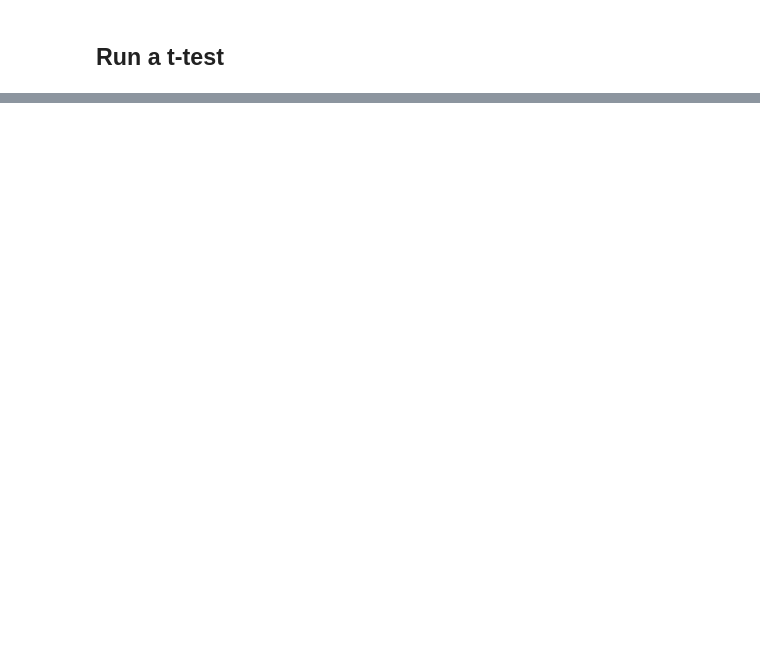
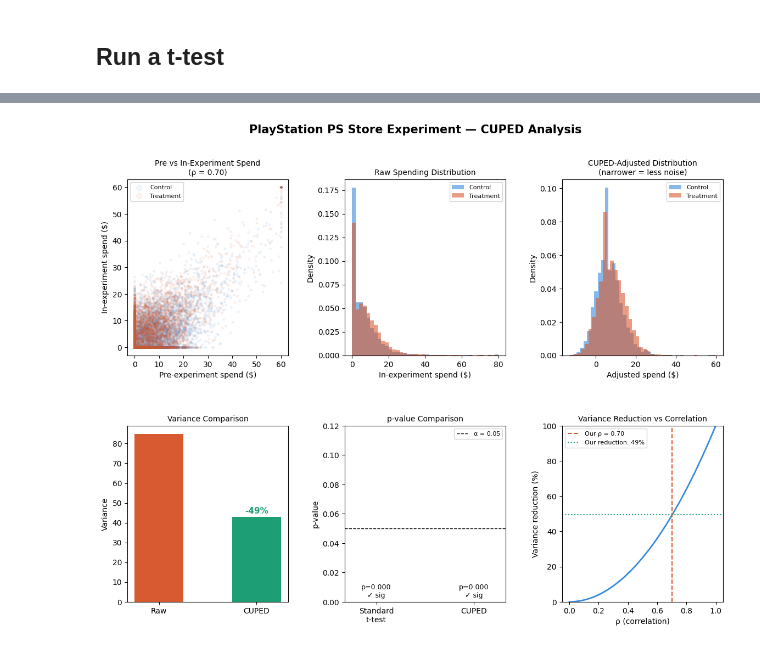
Before and after one commit to jwalluww/Portfolio_Projects, a Jupyter notebook: Quick_Hits/WIP_cuped.ipynb, the cells around one changed output, grey strips where cells are left out. Saved outputs shown, nothing was run; the diff lists cells and outputs as text; code cells hidden in the pictures; blank space fills up the shorter version.

```diff
--- a/Quick_Hits/WIP_cuped.ipynb
+++ b/Quick_Hits/WIP_cuped.ipynb
@@ -74,0 +173,92 @@ print("=" * 45)
+# %%
+import pandas as pd
+import numpy as np
+import matplotlib.pyplot as plt
+import matplotlib.gridspec as gridspec
+from scipy import stats
+
+df = pd.read_csv("experiment_data.csv")
+
+ctrl_raw   = df[df.group == "control"]["in_spend"]
+trt_raw    = df[df.group == "treatment"]["in_spend"]
+ctrl_cuped = df[df.group == "control"]["in_spend_cuped"]
+trt_cuped  = df[df.group == "treatment"]["in_spend_cuped"]
+
+_, p_raw   = stats.ttest_ind(ctrl_raw, trt_raw)
+_, p_cuped = stats.ttest_ind(ctrl_cuped, trt_cuped)
+rho        = df["in_spend"].corr(df["pre_spend"])
+
+fig = plt.figure(figsize=(14, 10))
+fig.suptitle("PlayStation PS Store Experiment — CUPED Analysis", fontsize=15, fontweight="bold", y=0.98)
+gs = gridspec.GridSpec(2, 3, figure=fig, hspace=0.4, wspace=0.35)
+
+BLUE, RED, GREEN = "#378ADD", "#D85A30", "#1D9E75"
+
+# 1. Scatter: pre vs in-spend (correlation)
+ax1 = fig.add_subplot(gs[0, 0])
+ax1.scatter(df[df.group=="control"]["pre_spend"].clip(0,60),
+            df[df.group=="control"]["in_spend"].clip(0,60),
+            alpha=0.07, s=6, color=BLUE, label="Control")
+ax1.scatter(df[df.group=="treatment"]["pre_spend"].clip(0,60),
+            df[df.group=="treatment"]["in_spend"].clip(0,60),
+            alpha=0.07, s=6, color=RED, label="Treatment")
+ax1.set_title(f"Pre vs In-Experiment Spend\n(ρ = {rho:.2f})", fontsize=10)
+ax1.set_xlabel("Pre-experiment spend ($)"); ax1.set_ylabel("In-experiment spend ($)")
+ax1.legend(fontsize=8, markerscale=3)
+
+# 2. Distribution: raw spending
+ax2 = fig.add_subplot(gs[0, 1])
+ax2.hist(ctrl_raw.clip(0, 80), bins=40, alpha=0.6, color=BLUE, label="Control", density=True)
+ax2.hist(trt_raw.clip(0, 80),  bins=40, alpha=0.6, color=RED,  label="Treatment", density=True)
+ax2.set_title("Raw Spending Distribution", fontsize=10)
+ax2.set_xlabel("In-experiment spend ($)"); ax2.set_ylabel("Density")
+ax2.legend(fontsize=8)
+
+# 3. Distribution: CUPED-adjusted spending
+ax3 = fig.add_subplot(gs[0, 2])
+ax3.hist(ctrl_cuped.clip(-20, 60), bins=40, alpha=0.6, color=BLUE, label="Control", density=True)
+ax3.hist(trt_cuped.clip(-20, 60),  bins=40, alpha=0.6, color=RED,  label="Treatment", density=True)
+ax3.set_title("CUPED-Adjusted Distribution\n(narrower = less noise)", fontsize=10)
+ax3.set_xlabel("Adjusted spend ($)"); ax3.set_ylabel("Density")
+ax3.legend(fontsize=8)
+
+# 4. Variance comparison
+ax4 = fig.add_subplot(gs[1, 0])
+vars_ = [df["in_spend"].var(), df["in_spend_cuped"].var()]
+bars  = ax4.bar(["Raw", "CUPED"], vars_, color=[RED, GREEN], width=0.5, edgecolor="none")
+ax4.set_title("Variance Comparison", fontsize=10)
+ax4.set_ylabel("Variance")
+reduction = (1 - vars_[1]/vars_[0]) * 100
+ax4.text(1, vars_[1] + max(vars_)*0.02, f"-{reduction:.0f}%", ha="center", fontsize=11,
+         color=GREEN, fontweight="bold")
+
+# 5. P-value comparison
+ax5 = fig.add_subplot(gs[1, 1])
+colors = [GREEN if p < 0.05 else RED for p in [p_raw, p_cuped]]
+bars   = ax5.bar(["Standard\nt-test", "CUPED"], [p_raw, p_cuped], color=colors, width=0.5, edgecolor="none")
+ax5.axhline(0.05, color="black", linestyle="--", linewidth=1, label="α = 0.05")
+ax5.set_title("p-value Comparison", fontsize=10)
+ax5.set_ylabel("p-value")
+ax5.set_ylim(0, max(p_raw, 0.12))
+ax5.legend(fontsize=8)
+for bar, p in zip(bars, [p_raw, p_cuped]):
+    label = f"p={p:.3f}\n{'✓ sig' if p < 0.05 else '✗ not sig'}"
+    ax5.text(bar.get_x() + bar.get_width()/2, bar.get_height() + 0.002,
+             label, ha="center", va="bottom", fontsize=9)
+
+# 6. Variance reduction vs rho curve
+ax6 = fig.add_subplot(gs[1, 2])
+rho_range = np.linspace(0, 1, 200)
+ax6.plot(rho_range, rho_range**2 * 100, color=BLUE, linewidth=2)
+ax6.axvline(rho, color=RED, linestyle="--", linewidth=1.5, label=f"Our ρ = {rho:.2f}")
+ax6.axhline(rho**2 * 100, color=GREEN, linestyle=":", linewidth=1.5,
+            label=f"Our reduction: {rho**2*100:.0f}%")
+ax6.set_title("Variance Reduction vs Correlation", fontsize=10)
+ax6.set_xlabel("ρ (correlation)"); ax6.set_ylabel("Variance reduction (%)")
+ax6.legend(fontsize=8); ax6.set_ylim(0, 100)
+
+plt.savefig("cuped_results.png", dpi=150, bbox_inches="tight")
+plt.show()
+print("Saved: cuped_results.png")
+# %% [output]
+[figure, added]
```
Also changed, not shown: parts of 9 cells of this notebook.
